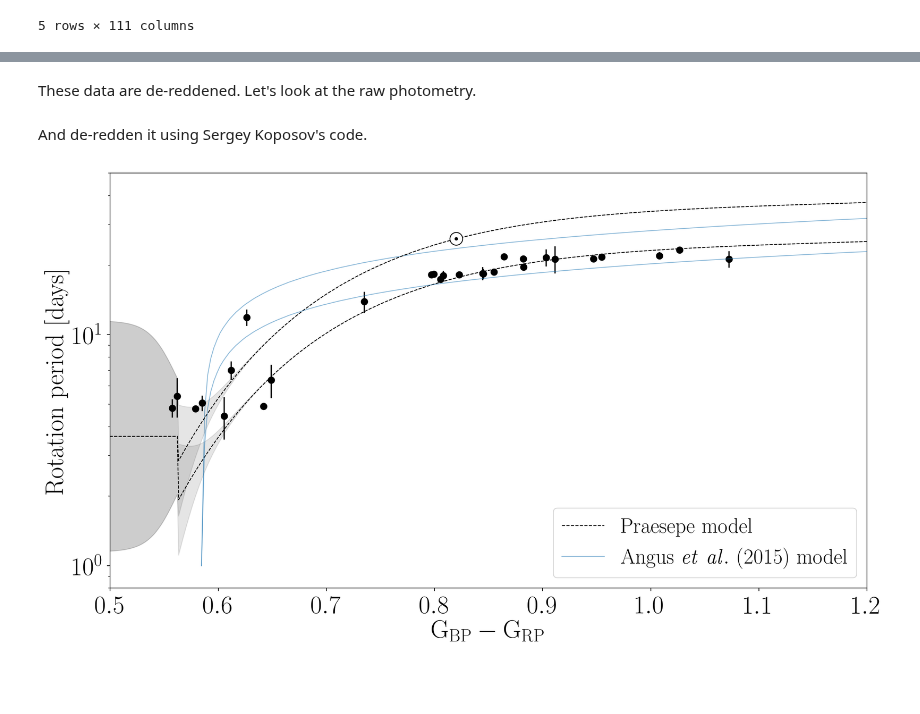
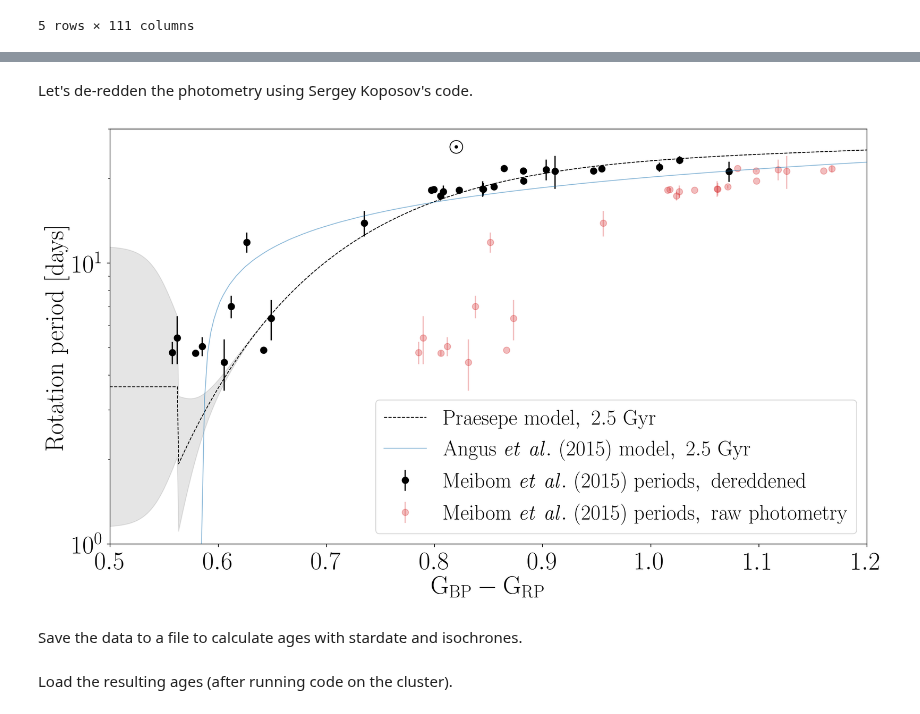
Before and after one commit to RuthAngus/stardate, a Jupyter notebook: paper/code/NGC6819.ipynb, the cells around one changed output, grey strips where cells are left out. Saved outputs shown, nothing was run; the diff lists cells and outputs as text; code cells hidden in the pictures; blank space fills up the shorter version.

```diff
--- a/paper/code/NGC6819.ipynb
+++ b/paper/code/NGC6819.ipynb
@@ -69,5 +43,3 @@ G_err, bp_err, rp_err, parallax_err = photometric_noise(ngc.G, ngc.bp, ngc.rp)
 ngc["G_err"] = G_err
 ngc["bp_err"] = bp_err
 ngc["rp_err"] = rp_err
-# %% [markdown]
-These data are de-reddened. Let's look at the raw photometry.
@@ -98,5 +46,5 @@ These data are de-reddened. Let's look at the raw photometry.
 # %% [markdown]
-And de-redden it using Sergey Koposov's code.
+Let's de-redden the photometry using Sergey Koposov's code.
 # %%
 from tools import getDust
 
@@ -109,64 +57,67 @@ bprp_dered = (ngc.phot_bp_mean_mag - Abp) - (ngc.phot_rp_mean_mag - Arp)
 # %%
 plt.figure(figsize=(16, 9), dpi=200)
 plt.errorbar(bprp_dered, ngc.prot, yerr=ngc.prot_err, fmt="k.", ms=15,
-             zorder=2, label=None, rasterized=True)
-
-# plt.plot(df.BP[mask] - df.RP[mask], df.prot_praesepe[mask], ".", ms=10, alpha=.2, zorder=0,
-#         label="$\mathrm{Praesepe~model,~2.5~Gyr}$")
-# plt.plot(df.BP[mask] - df.RP[mask], df.prot[mask], ".", ms=10, alpha=.2, zorder=1,
-#         label="$\mathrm{Angus~et~al.~(2015)~model,~2.5~Gyr}$")
+             zorder=2, label="$\mathrm{Meibom~{\it et~al.}~(2015)~periods,~dereddened}$", rasterized=True)
+plt.errorbar(ngc.phot_bp_mean_mag - ngc.phot_rp_mean_mag, ngc.prot, yerr=ngc.prot_err,
+             fmt=".", color="tab:red", ms=15, alpha=.3,
+             zorder=2, label="$\mathrm{Meibom~{\it et~al.}~(2015)~periods,~raw~photometry}$", rasterized=True)
+# plt.errorbar(bprp_dered, ngc.prot, yerr=ngc.prot*.1, fmt=".", color="C1", ms=15,
+#              zorder=0, label="$\mathrm{10\%~uncertainties}$", rasterized=True)
 
 from tools import bprp_2_bv
 import stardate.lhf as sdl
 
+# Calculate and plot praesepe model periods
 xs = np.linspace(0, 1.2, 1000)
 log_periods_praesepe, log_periods_sun, log_sigs = [np.zeros_like(xs) for i in range(3)]
 for i, _x in enumerate(xs):
     log_periods_praesepe[i] = sdl.gyro_model_praesepe(np.log10(2.5*1e9), _x)
     log_periods_sun[i] = sdl.gyro_model_praesepe(np.log10(4.56*1e9), _x)
     log_sigs[i] = sdl.sigma(355, 9, 0., _x, model="praesepe")
-
 plt.plot(xs, 10**log_periods_praesepe, color="k", lw=1, ls="--", zorder=3, ms=35, rasterized=True,
-        label="$\mathrm{Praesepe~model}$")
+        label="$\mathrm{Praesepe~model,~2.5~Gyr}$")
 plt.fill_between(xs, 10**(log_periods_praesepe - log_sigs),
                  10**(log_periods_praesepe + log_sigs), color="k", alpha=.1, rasterized=True)
-plt.plot(xs, 10**log_periods_sun, color="k", lw=1, ls="--", zorder=3, ms=35, rasterized=True)
-plt.fill_between(xs, 10**(log_periods_sun - log_sigs),
-                 10**(log_periods_sun + log_sigs), color="k", alpha=.1, rasterized=True)
+# plt.plot(xs, 10**log_periods_sun, color="k", lw=1, ls="--", zorder=3, ms=35, rasterized=True)
+# plt.fill_between(xs, 10**(log_periods_sun - log_sigs),
+#                  10**(log_periods_sun + log_sigs), color="k", alpha=.1, rasterized=True)
 
-# Plot Angus (2015) model.
+# Calculate and plot Angus (2015) model.
 xs = np.linspace(-.134, .2, 200)
 bv, log_periods_praesepe, log_periods_sun, log_sigs = [np.zeros_like(xs) for i in range(4)]
 for i, _x in enumerate(xs):
     bv[i] = bprp_2_bv(10**_x)
     log_periods_praesepe[i] = sdl.gyro_model(np.log10(2.5*1e9), bv[i])
     log_periods_sun[i] = sdl.gyro_model(np.log10(4.56*1e9), bv[i])
     log_sigs[i] = sdl.sigma(355, 9, 0, bv[i])
+plt.plot(10**xs-.15, 10**log_periods_praesepe, color="C0", lw=1, zorder=3, ms=35, rasterized=True,
+        label="$\mathrm{Angus~{\it et~al.}~(2015)~model,~2.5~Gyr}$", alpha=.5)
+# plt.plot(10**xs-.15, 10**log_periods_sun, color="C0", lw=1, zorder=0, rasterized=True,
+#          alpha=.5)
 
-plt.plot(10**xs-.15, 10**log_periods_praesepe, color="C0", lw=1, zorder=3, ms=35, rasterized=True,
-        alpha=.5)
-plt.plot(10**xs-.15, 10**log_periods_sun, color="C0", lw=1, zorder=0, rasterized=True,
-         label="$\mathrm{Angus~{\it et~al.}~(2015)~model}$", alpha=.5)
-
+# Plot the Sun
 plt.plot(.82, 26, "wo", markeredgecolor="k", ms=15, zorder=3, rasterized=True)
 plt.plot(.82, 26, ".k", zorder=3, rasterized=True)
 
 plt.yscale("log")
 plt.xlabel("$\mathrm{G_{BP}-G_{RP}}$")
 plt.ylabel("$\mathrm{Rotation~period~[days]}$")
-# plt.ylim(0, 30)
-plt.ylim(.8, 50)
+plt.ylim(1, 30)
 plt.xlim(.5, 1.2)
 plt.legend(loc="lower right")
 plt.savefig("../NGC6819.pdf")
 # %% [output]
-[figure, old version]
+[figure, new version]
+# %% [markdown]
+Save the data to a file to calculate ages with stardate and isochrones.
 # %%
 ngc["G_dered"] = ngc.G - AG
 ngc["bp_dered"] = ngc.phot_bp_mean_mag - Abp
 ngc["rp_dered"] = ngc.phot_rp_mean_mag - Arp
 
 ngc.to_csv("data/ngc6819_err.csv")
+# %% [markdown]
+Load the resulting ages (after running code on the cluster).
 # %%
 from tools import read_files
 
```
Also changed, not shown: parts of 15 cells of this notebook, 16 other files.
